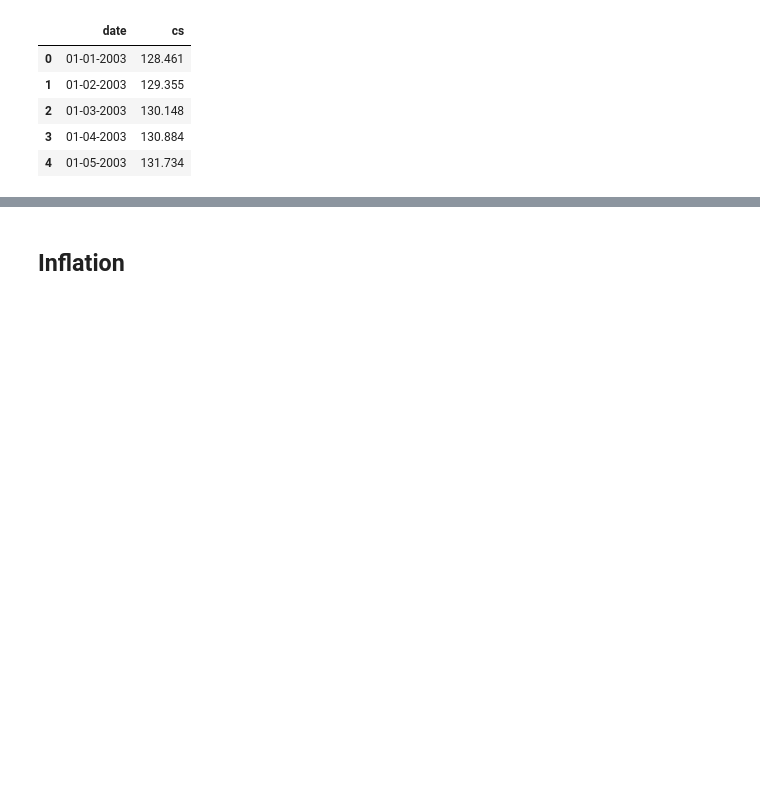
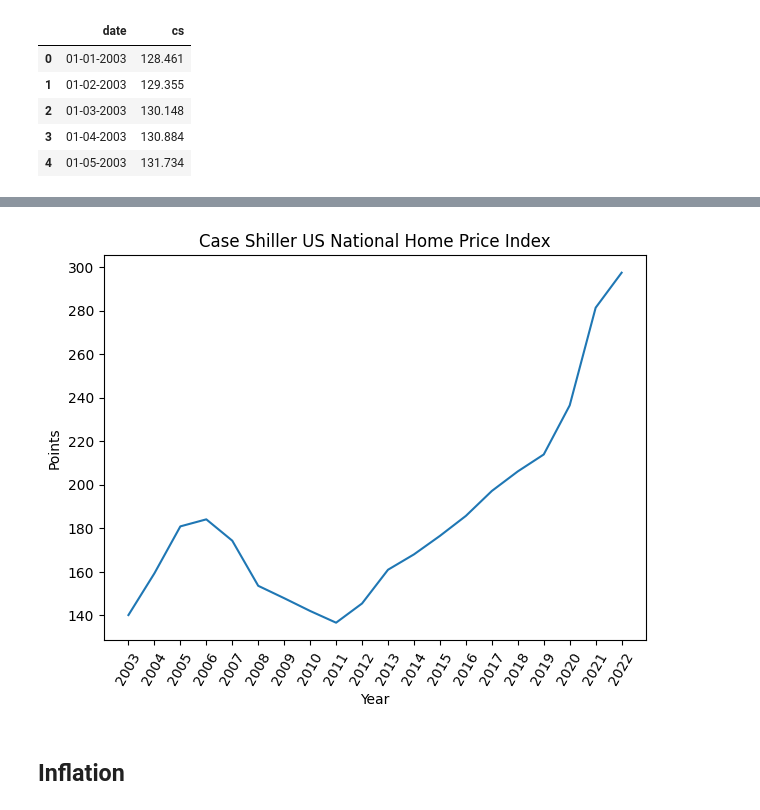
Before and after one commit to VastavTailwal/US-Home-Price-Prediction, a Jupyter notebook: home-price-data-wrangling.ipynb, the cells around one changed output, grey strips where cells are left out. Cells and saved outputs as stored; diff of their text form; code cells hidden in the pictures; blank space fills up the shorter version.

```diff
--- a/home-price-data-wrangling.ipynb
+++ b/home-price-data-wrangling.ipynb
@@ -120,5 +186,21 @@ cs.head()
 # %%
 cs.drop(columns=['date'], inplace=True)
+# %%
+cs_yoy = cs[cs['month'] == 12][['cs', 'year']].reset_index(drop=True)
+# %%
+fig, ax = plt.subplots(nrows=1, ncols=1, figsize=(7, 5))
+
+ax.set_title('Case Shiller US National Home Price Index')
+
+ax.plot(cs_yoy['year'], cs_yoy['cs'])
+ax.set_xlabel('Year')
+ax.set_ylabel('Points')
+ax.set_xticks(cs_yoy['year'])
+ax.tick_params(axis='x', labelrotation=60)
+
+plt.show()
+# %% [output]
+[figure, added]
 # %%
 cs.to_csv('case-shiller.csv', index=False, header=True)
 # %% [markdown]
```
Also changed, not shown: parts of 40 cells of this notebook, 19 other files.
